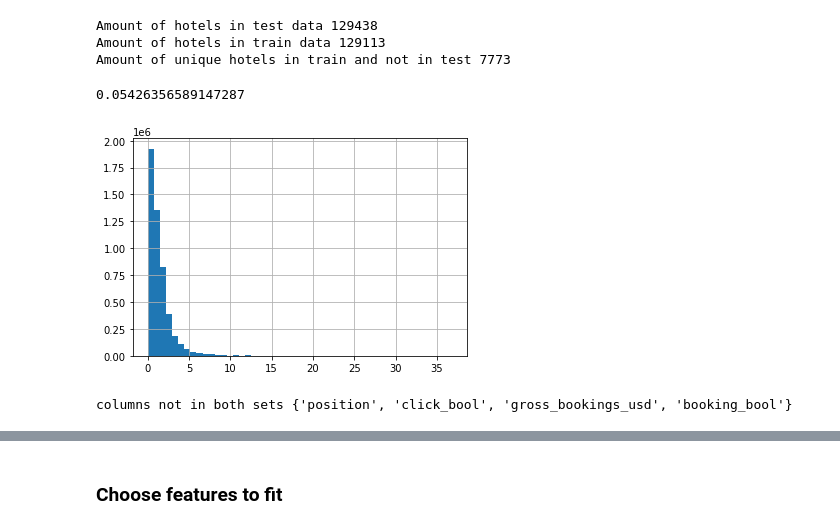
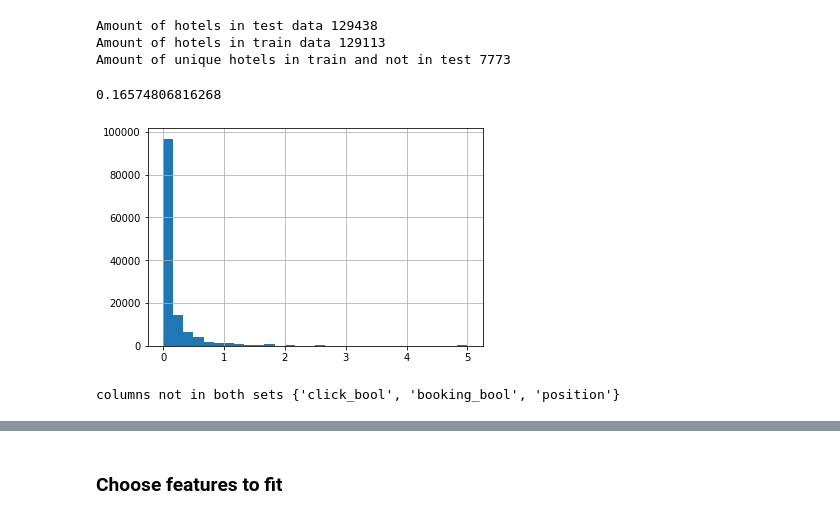
Before and after one commit to wolfbrr/DMT-2022-114, a Jupyter notebook: assignment-2/assignment-2.ipynb, the cells around one changed output, grey strips where cells are left out. Saved outputs shown, nothing was run; the diff lists cells and outputs as text; code cells hidden in the pictures.

```diff
--- a/assignment-2/assignment-2.ipynb
+++ b/assignment-2/assignment-2.ipynb
@@ -292,4 +285,0 @@ columns: 54
-# %%
-train['gross_bookings_usd'] = train['gross_bookings_usd'].fillna(0)
-
-print(train.isnull().sum())
@@ -355,31 +323,31 @@ Amount of hotels in test data 129438
 Amount of hotels in train data 129113
 Amount of unique hotels in train and not in test 7773
 # %%
-x = lklhd['lklhd']/lklhd['lklhd'].median()
-x.hist(bins=50)
-lklhd['lklhd'].median()
+lklhd = hotel_booking_likelihood(train)
+x = lklhd['lklhd']
+x.hist(bins=30)
+lklhd['lklhd'].mean()
 # %% [output]
-0.05426356589147287
+0.16574806816268
-[figure, old version]
+[figure, new version]
 # %%
 train_eng = features_engeneering(train)
 test_eng = features_engeneering(test)
 
 train_eng = train_eng.dropna(axis=1)
-train_eng = train_eng.sort_values(by=['srch_id','prop_id'])
-#train_eng = hotel_booking_likelihood(data_frame=train_eng)
+
 assert len(train_eng)==len(train)
 assert len(test_eng)==len(test)
+
 if perform_undersampling:
     train_eng = undersample(train_eng, keep_first_lines)
     ## remove outliers from price
 mask = train_eng['price_usd']<max_price_usd
 train_eng = train_eng[mask]
 
-
 a = set(train_eng.columns)
 len(a)
 b = set(test_eng.columns)
 print(f'columns not in both sets {a-b}')
 # %% [output]
-columns not in both sets {'position', 'click_bool', 'gross_bookings_usd', 'booking_bool'}
+columns not in both sets {'click_bool', 'booking_bool', 'position'}
```
Also changed, not shown: parts of 25 cells of this notebook.
